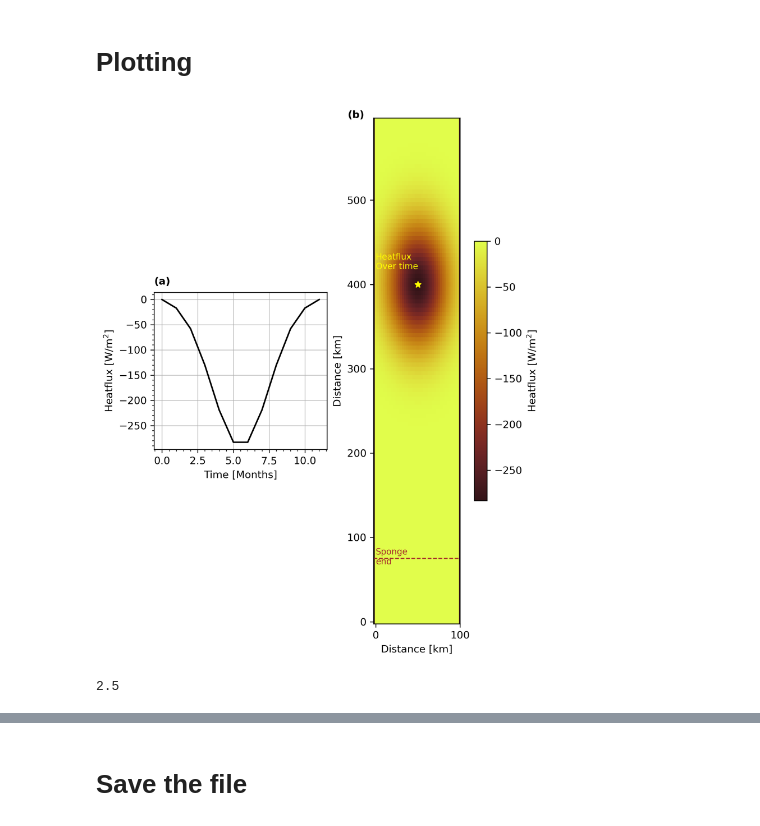
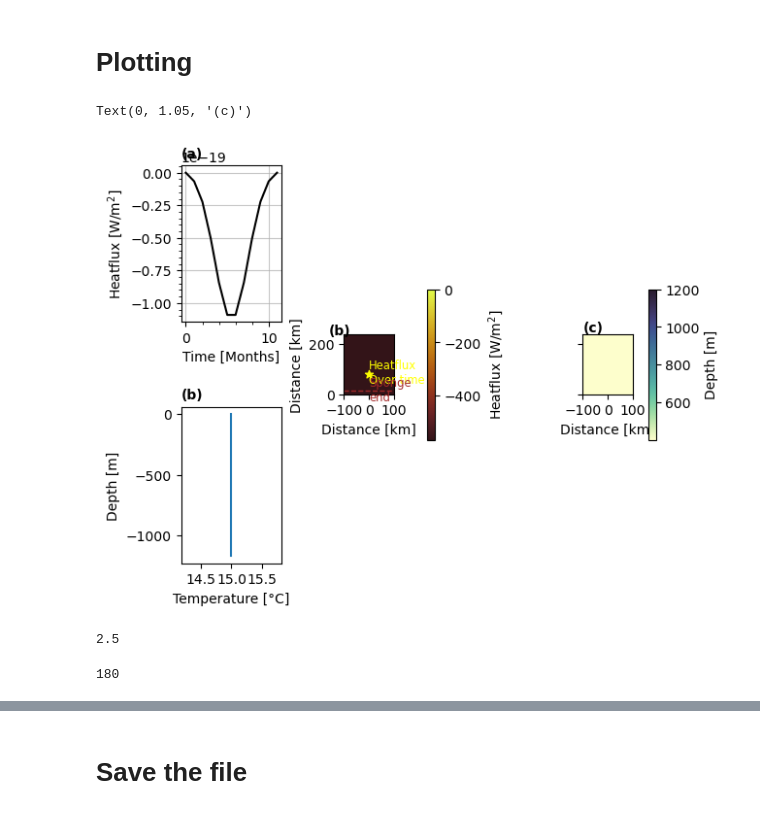
Before and after one commit to kaftkatt/IntercambioNGC, a Jupyter notebook: Scripts/GenerateData.ipynb, the cells around one changed output, grey strips where cells are left out. Cells and saved outputs as stored; diff of their text form; code cells hidden in the pictures.

```diff
--- a/Scripts/GenerateData.ipynb
+++ b/Scripts/GenerateData.ipynb
@@ -245,8 +245,8 @@ plt.rcParams['figure.dpi'] = 300
 plt.rcParams['savefig.dpi'] = 300
 # %%
 fig3 = plt.figure(constrained_layout=True)
-gs = fig3.add_gridspec(3, 3)
-ax = fig3.add_subplot(gs[1, 0:2])
+gs = fig3.add_gridspec(2, 5)
+ax = fig3.add_subplot(gs[0, 0:2])
 
 
 ax.plot(range(nt),Q[20,80,:],'k' )
@@ -258,15 +258,15 @@ ax.grid(which='major',alpha=0.7)
 
 ax.text(0, 1.05, '(a)', fontweight='bold', color='k',
         transform=ax.transAxes)
-'''
+
 ax = fig3.add_subplot(gs[1, 0:2])
 
-ax.plot(tempBo[10,:,0],-z )
+ax.plot(tempBo[20,:,0],-z )
 ax.set(xlabel='Temperature [°C]',ylabel='Depth [m]')
 ax.text(0, 1.05, '(b)', fontweight='bold', color='k',
         transform=ax.transAxes)
 
-'''
+
 ax = fig3.add_subplot(gs[:, 2])
 
 colors=cmocean.cm.solar(np.linspace(0, 1, 3))
@@ -281,7 +281,7 @@ plt.gca().set_aspect('equal')
 ax.set_xlim((-(100-max(x)),100))
 
 
-ax.scatter(x[20],y[80],marker='*',c='yellow',linewidth=1)
+ax.scatter(x[0],y[80],marker='*',c='yellow',linewidth=1)
 ax.text(x[0],y[85]+2, 'Heatflux\nOver time', va='center',color='yellow',fontsize='small')
 
 ax.axhline(y[15],linestyle='dashed',c='brown',linewidth=1)
@@ -289,38 +289,39 @@ ax.text(x[0],y[15]+2, 'Sponge\nend', va='center',color='brown',fontsize='small')
 
 ax.text(-0.3, 1, '(b)', fontweight='bold', color='k',
         transform=ax.transAxes)
-'''
+
 ax = fig3.add_subplot(gs[:, 4])
 
 colors=cmocean.cm.deep(np.linspace(0, 1, 3))
 
 cax=ax.pcolormesh(x,y,-ho.T,cmap=cmocean.cm.deep)
 
 plt.gca().set_aspect('equal')
 ax.set_xlim((-(100-max(x)),100))
 
 
 cbar= plt.colorbar(cax)
 cbar.set_label('Depth [m]')
 ax.set(xlabel='Distance [km]')
 ax.yaxis.set_tick_params(labelleft=False)
 ax.set_facecolor(colors[0])
 ax.text(0, 1.05, '(c)', fontweight='bold', color='k',
         transform=ax.transAxes)
 
 #ax = fig3.add_subplot(gs[:, 4])
 
 #cax=ax.pcolormesh(x,y,T_mask[0,:,:].T)
 #ax.axis('equal')
 #cbar= plt.colorbar(cax)
 #cbar.set_label('Restoring temperature area ')
 #ax.set(xlabel='Distance [km]')
 #ax.yaxis.set_tick_params(labelleft=False)
 
-'''
-plt.savefig(str(location)+'/Figures/InputVars.png', bbox_inches='tight')
+
+#plt.savefig(str(location)+'/Figures/InputVars.png', bbox_inches='tight')
 # %% [output]
+Text(0, 1.05, '(c)')
-[figure, old version]
+[figure, new version]
 # %%
 # %% [output]
 2.5
@@ -326,0 +405,4 @@ plt.savefig(str(location)+'/Figures/InputVars.png', bbox_inches='tight')
+# %%
+int(0.75*ny)
+# %% [output]
+180
```
Also changed, not shown: parts of 4 cells of this notebook.
